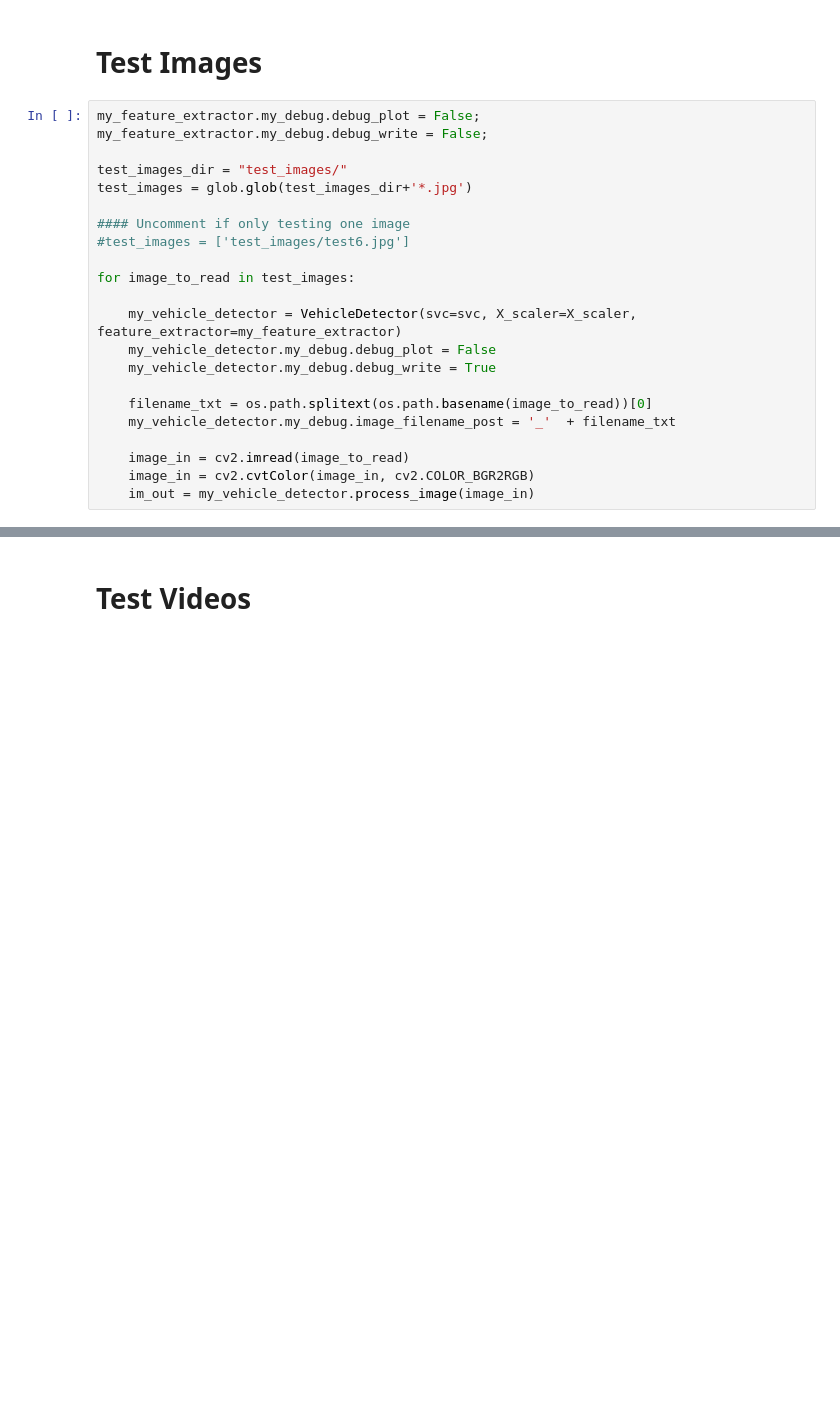
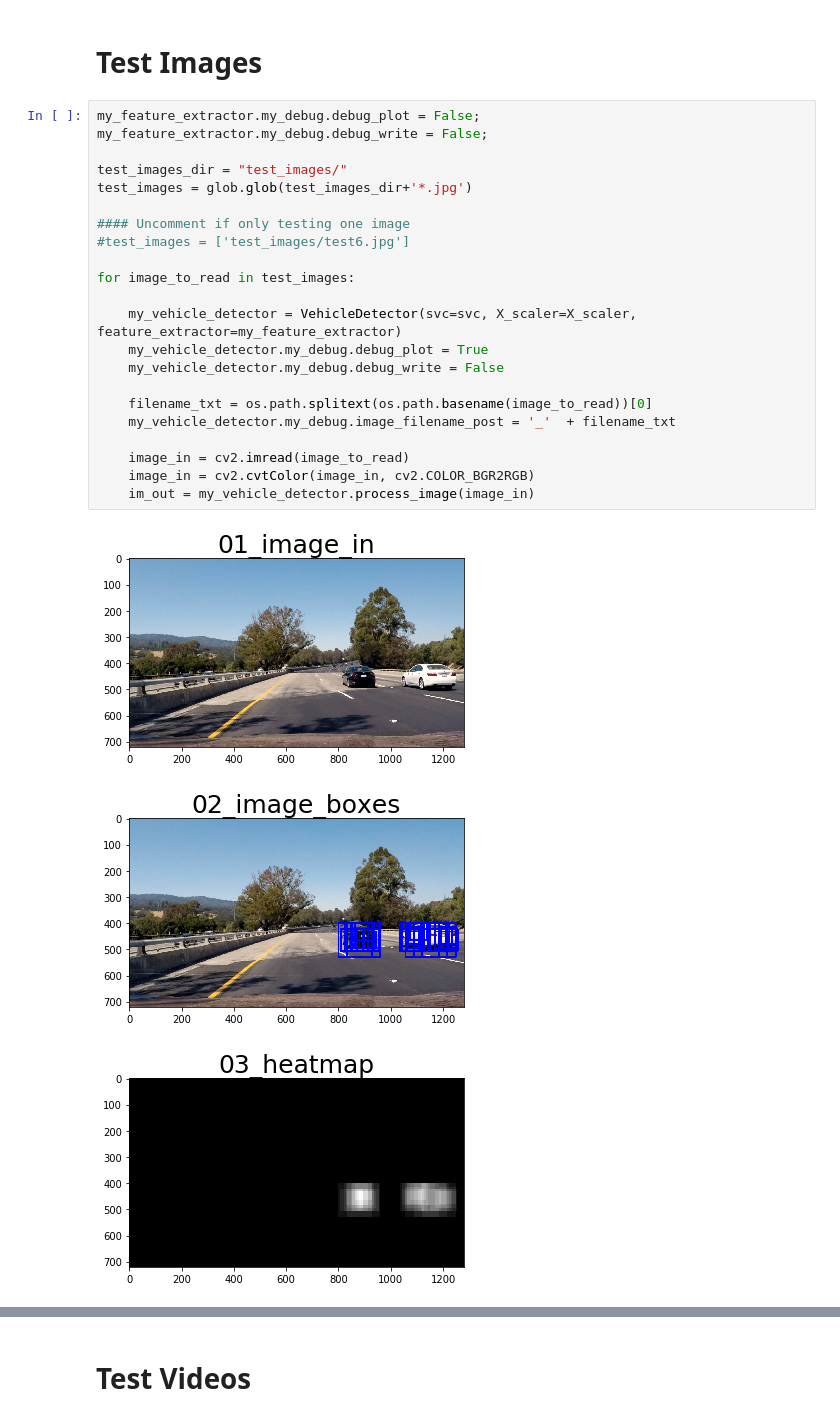
Before and after one commit to stein089/CarND-Vehicle-Detection, a Jupyter notebook: vehicle_detection.ipynb, the cells around one changed output, grey strips where cells are left out. Drawn from its saved outputs; the diff is of its cells as text; blank space fills up the shorter version.

```diff
--- a/vehicle_detection.ipynb
+++ b/vehicle_detection.ipynb
@@ -548,22 +548,26 @@ Test Accuracy of SVC =  0.9901
 # %%
 my_feature_extractor.my_debug.debug_plot = False;
 my_feature_extractor.my_debug.debug_write = False;
 
 test_images_dir = "test_images/"
 test_images = glob.glob(test_images_dir+'*.jpg')
 
 #### Uncomment if only testing one image
 #test_images = ['test_images/test6.jpg']
 
 for image_to_read in test_images:
 
     my_vehicle_detector = VehicleDetector(svc=svc, X_scaler=X_scaler, feature_extractor=my_feature_extractor)
-    my_vehicle_detector.my_debug.debug_plot = False
-    my_vehicle_detector.my_debug.debug_write = True
+    my_vehicle_detector.my_debug.debug_plot = True
+    my_vehicle_detector.my_debug.debug_write = False
 
     filename_txt = os.path.splitext(os.path.basename(image_to_read))[0]
     my_vehicle_detector.my_debug.image_filename_post = '_'  + filename_txt
 
     image_in = cv2.imread(image_to_read)
     image_in = cv2.cvtColor(image_in, cv2.COLOR_BGR2RGB)
     im_out = my_vehicle_detector.process_image(image_in)
+# %% [output]
+[figure, added]
+[figure, added]
+[figure, added]
```
Also changed, not shown: parts of 2 cells of this notebook, 25 other files.
